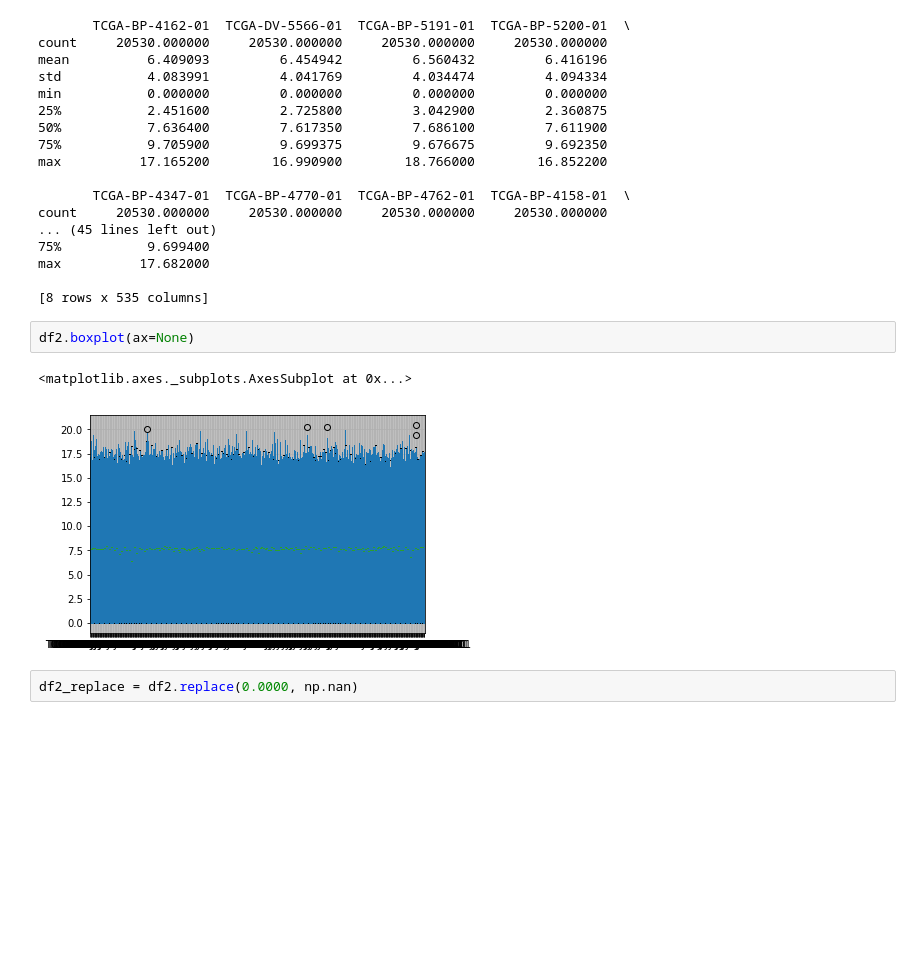
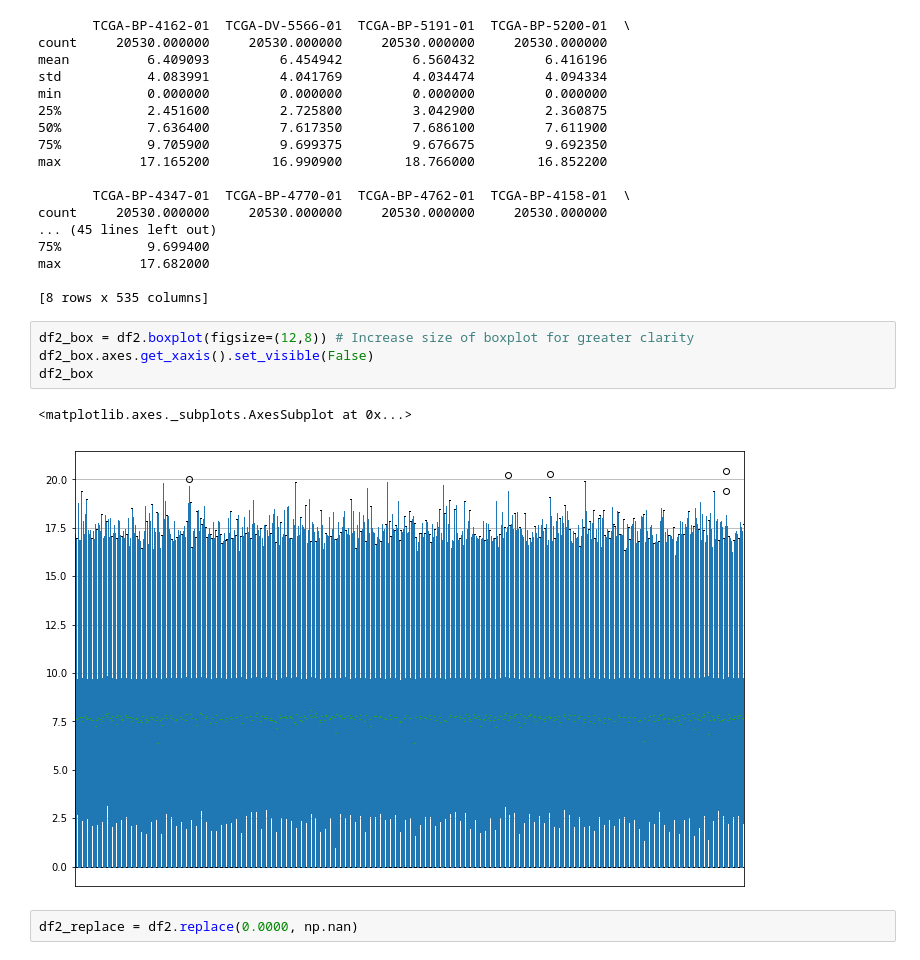
Before and after one commit to francismjenkins/Wrangling_Springboard, a Jupyter notebook: Capstone_Wrangling.ipynb, the cells around one changed output. Saved outputs shown, nothing was run; the diff lists cells and outputs as text; blank space fills up the shorter version.

```diff
--- a/Capstone_Wrangling.ipynb
+++ b/Capstone_Wrangling.ipynb
@@ -151,11 +160,13 @@ count     20530.000000     20530.000000     20530.000000     20530.000000
 max          17.682000
 
 [8 rows x 535 columns]
-# %%
-df2.boxplot(ax=None)
-# %% [output]
-<matplotlib.axes._subplots.AxesSubplot at 0x...>
-[figure, removed]
+# %%
+df2_box = df2.boxplot(figsize=(12,8)) # Increase size of boxplot for greater clarity
+df2_box.axes.get_xaxis().set_visible(False)
+df2_box
+# %% [output]
+<matplotlib.axes._subplots.AxesSubplot at 0x...>
+[figure, added]
 # %%
 df2_replace = df2.replace(0.0000, np.nan)
 # %%
```
Also changed, not shown: parts of 13 cells of this notebook.
